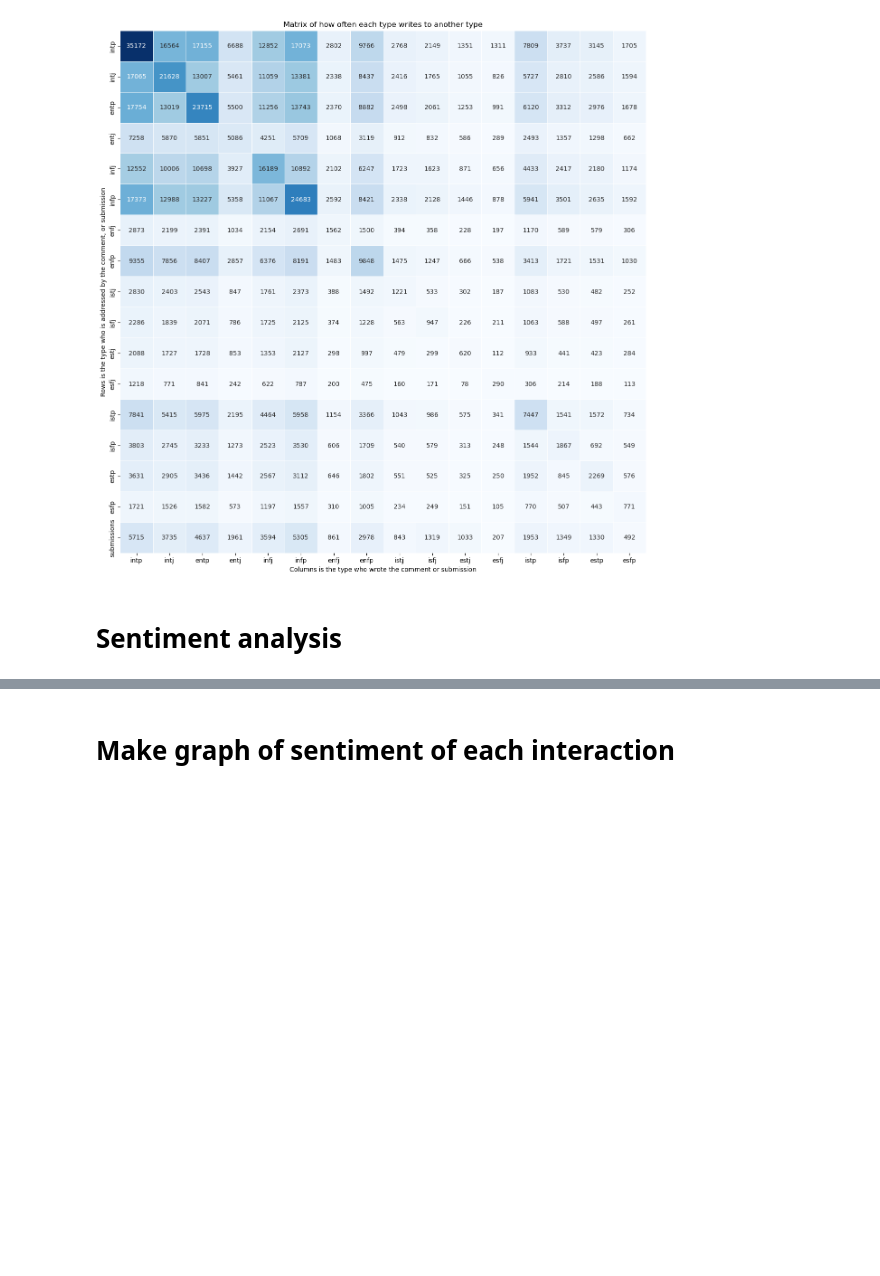
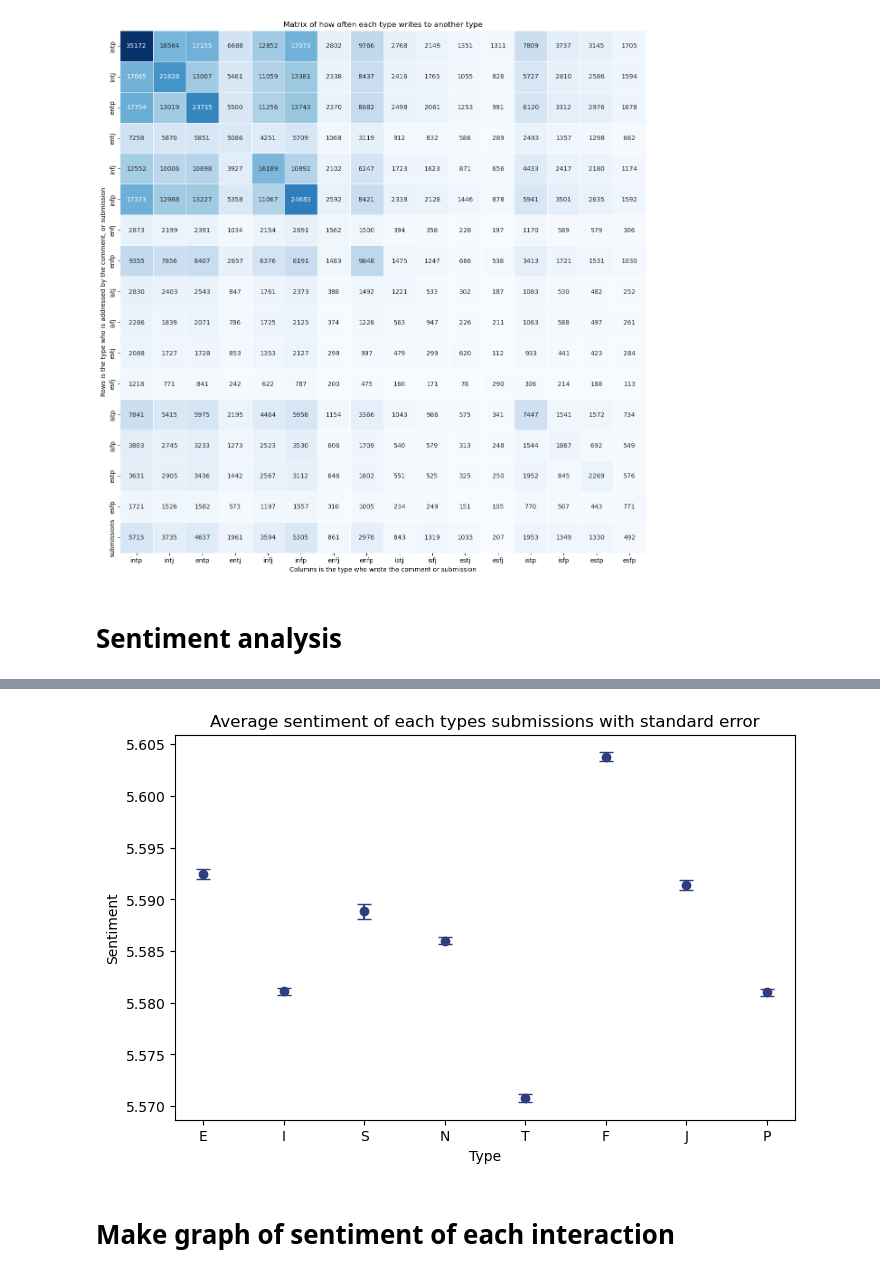
Before and after one commit to luchsonice/MBTI, a Jupyter notebook: 4_text_anlysis_graph.ipynb, the cells around one changed output, grey strips where cells are left out. Cells and saved outputs as stored; diff of their text form; code cells hidden in the pictures; blank space fills up the shorter version.

```diff
--- a/4_text_anlysis_graph.ipynb
+++ b/4_text_anlysis_graph.ipynb
@@ -348,3 +357,35 @@ TtestResult(statistic=-6.6428199173196125, pvalue=3.079253915077109e-11, df=8344
+# %%
+# Plot the difference between the two groups
+sentiment_list_letters =  []
+sem_list_letters = []
+
+letter_list = ["E","I","S","N","T","F","J","P"]
+
+for temp_list in [E_sentiment_list, I_sentiment_list, S_sentiment_list, N_sentiment_list, T_sentiment_list, F_sentiment_list, J_sentiment_list, P_sentiment_list]:
+
+    # Calculate mean sentiment
+    sentiment_list_letters.append(np.mean(temp_list))
+
+    # Calculate standard error (SEM)
+    sem = np.std(temp_list) / np.sqrt(len(temp_list))
+    sem_list_letters.append(sem)
+
+
+# Make a sorted plot
+temp_sentiment_list, tmp_flair_list ,temp_sem_list = zip(*sorted(zip(sentiment_list_letters, letter_list, sem_list_letters)))
+
+# bar plot over sentiment of each flair sorted from highest to lowest
+plt.figure(figsize=(8,5))
+
+
+
+plt.errorbar(letter_list,sentiment_list_letters,yerr=sem_list_letters, color="#2F3C7E", fmt='o', capsize=5)
+plt.title("Average sentiment of each types submissions with standard error")
+plt.ylabel("Sentiment")
+plt.xlabel("Type")
+plt.show()
+# %% [output]
+[figure, added]
 # %% [markdown]
 # Make graph of sentiment of each interaction
 # %%
```
Also changed, not shown: parts of 18 cells of this notebook, 1 other file.
